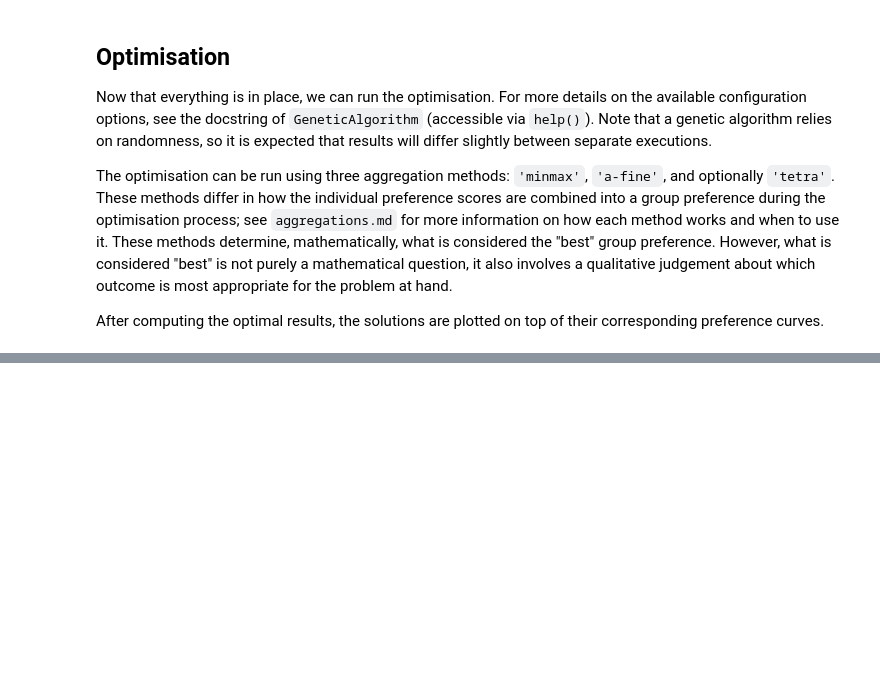
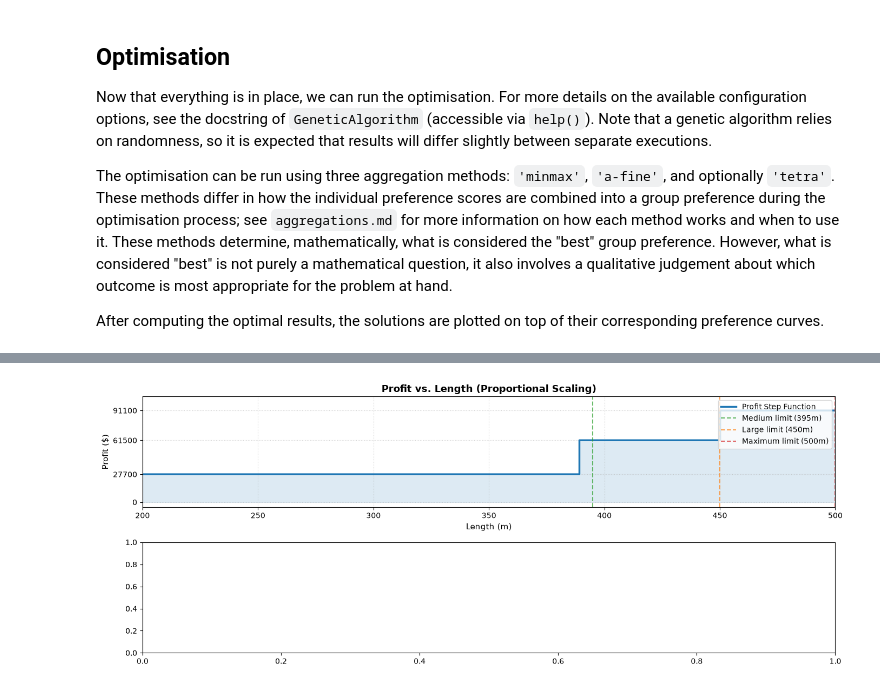
Before and after one commit to wvandenwildenberg/MCDA-week-2, a Jupyter notebook: EXAMPLE_Artificial_Reef.ipynb, the cells around one changed output, grey strips where cells are left out. Saved outputs shown, nothing was run; the diff lists cells and outputs as text; code cells hidden in the pictures; blank space fills up the shorter version.

```diff
--- a/EXAMPLE_Artificial_Reef.ipynb
+++ b/EXAMPLE_Artificial_Reef.ipynb
@@ -488,0 +444,66 @@ IndexError: list index out of range
+# %%
+import matplotlib.pyplot as plt
+import numpy as np
+
+def compute_profit(L, W, D):
+    Mediumship = [395, 55, 14]
+    Largeship = [450, 65, 17]
+    Maximum = [500, 70, 18]
+    Profittypes = [27700, 61500, 91100]
+
+    L = np.asarray(L)
+    W = np.asarray(W)
+    D = np.asarray(D)
+
+    profit = np.zeros_like(L, dtype=float)
+
+    # Nested conditions matching the logic
+    mask_max = (L <= Maximum[0]) & (W <= Maximum[1]) & (D <= Maximum[2])
+    profit[mask_max] = Profittypes[2]
+
+    mask_large = (L <= Largeship[0]) & (W <= Largeship[1]) & (D <= Largeship[2])
+    profit[mask_large] = Profittypes[1]
+
+    mask_med = (L <= Mediumship[0]) & (W <= Mediumship[1]) & (D <= Mediumship[2])
+    profit[mask_med] = Profittypes[0]
+
+    return profit
+
+fig, (ax1, ax2) = plt.subplots(2, 1, figsize=(14, 5.5))
+
+# --- Left Panel: 1D Step Profile ---
+L_vals = np.linspace(200, 500, 1000)
+W_vals = L_vals * (70.0 / 500.0)
+D_vals = L_vals * (18.0 / 500.0)
+profits_1d = compute_profit(L_vals, W_vals, D_vals)
+
+ax1.step(L_vals, profits_1d, where='post', color='#1f77b4', linewidth=2.5, label='Profit Step Function')
+ax1.fill_between(L_vals, profits_1d, step='post', alpha=0.15, color='#1f77b4')
+
+ax1.axvline(395, color='#2ca02c', linestyle='--', alpha=0.7, label='Medium limit (395m)')
+ax1.axvline(450, color='#ff7f0e', linestyle='--', alpha=0.7, label='Large limit (450m)')
+ax1.axvline(500, color='#d62728', linestyle='--', alpha=0.7, label='Maximum limit (500m)')
+
+ax1.set_title('Profit vs. Length (Proportional Scaling)', fontsize=13, fontweight='bold')
+ax1.set_xlabel('Length (m)', fontsize=11)
+ax1.set_ylabel('Profit ($)', fontsize=11)
+ax1.set_xlim(200, 500)
+ax1.set_ylim(-5000, 105000)
+ax1.set_yticks([0, 27700, 61500, 91100])
+ax1.grid(True, linestyle=':', alpha=0.6)
+ax1.legend(loc='upper right')
+
+# --- Right Panel: 2D Tier Regions ---
+L_grid = np.linspace(250, 520, 300)
+W_grid = np.linspace(30, 75, 300)
+LL, WW = np.meshgrid(L_grid, W_grid)
+DD = np.full_like(LL, 14.0)
+
+P_2d = compute_profit(LL, WW, DD)
+
+
+
+plt.tight_layout()
+plt.show()
+# %% [output]
+[figure, added]
```
Also changed, not shown: parts of 9 cells of this notebook, 2 other files.
